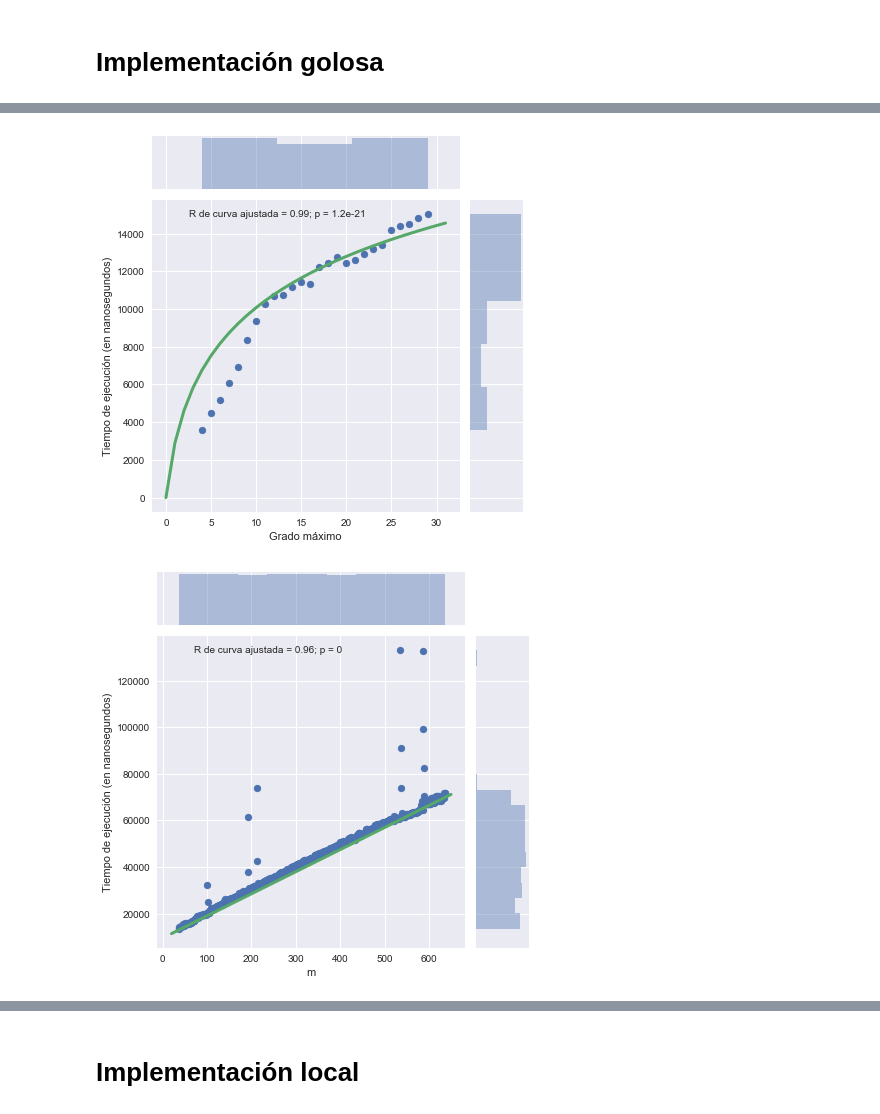
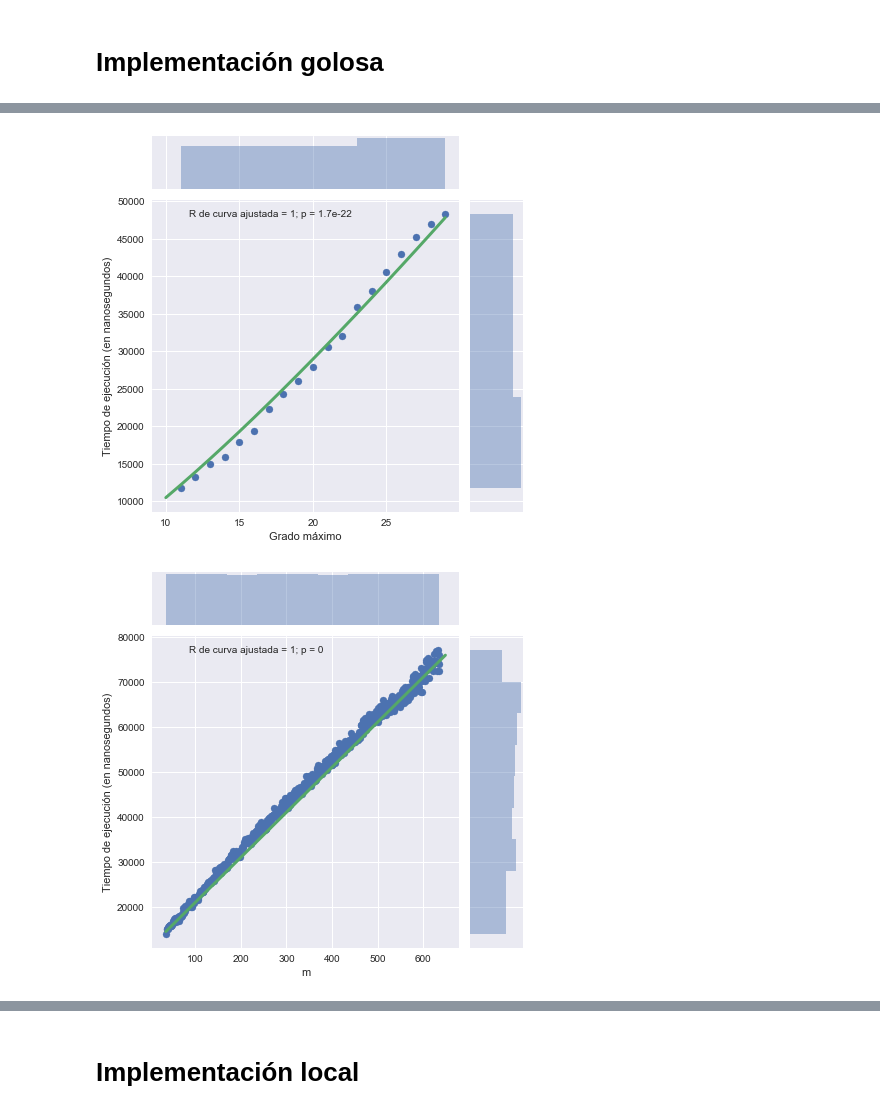
Before and after one commit to ZebaSz/algo3-tp3, a Jupyter notebook: informe/data/Algo3-TP3.ipynb, the cells around one changed output, grey strips where cells are left out. Saved outputs shown, nothing was run; the diff lists cells and outputs as text; code cells hidden in the pictures.

```diff
--- a/informe/data/Algo3-TP3.ipynb
+++ b/informe/data/Algo3-TP3.ipynb
@@ -192,8 +221,7 @@ plt.show()
 # %%
-dfGreedyMaxDegA = dfGreedyMaxDeg[(dfGreedyMaxDeg.n == 30) & (dfGreedyMaxDeg.m == 60)
-                                & (dfGreedyMaxDeg.maxDeg > 0)]
+dfGreedyMaxDegA = dfGreedyMaxDeg2[dfGreedyMaxDeg2.maxDeg < 30]
 
-func_comp = lambda n : 4200 * np.log(n+1)
+func_comp = lambda n : 500 * (n * np.log(n) - 2)
 complejidad = [func_comp(n) for n in dfGreedyMaxDegA.maxDeg]
 dfGreedyMaxDegCopy = dfGreedyMaxDegA.copy()
 dfGreedyMaxDegCopy[est] = complejidad
@@ -205,36 +233,37 @@ g = sns.jointplot(
     stat_func= (lambda x, y : r_estim), annot_kws=dict(stat=rlabel)
 )
 g.set_axis_labels(xlabel="Grado máximo", ylabel=tiempo)
-nodos = range(0,32)
+g.ax_joint.set(xticks=[10,15,20,25,30])
+nodos = range(10,30)
 complejidad = [func_comp(n) for n in nodos]
 g.ax_joint.plot(nodos, complejidad, linewidth=3, color=green, zorder=3)
 
 plt.show()
 # %% [output]
-[figure, old version]
+[figure, new version]
 # %%
 dfGreedyMaxDegB = dfGreedyMaxDeg[(dfGreedyMaxDeg.n == 40) & (dfGreedyMaxDeg.m > 0)
                                 & (dfGreedyMaxDeg.maxDeg == 35)]
 
-func_comp = lambda n : 95 * (n + 100)
+func_comp = lambda n : 100 * (n + 110)
 complejidad = [func_comp(n) for n in dfGreedyMaxDegB.m]
 dfGreedyMaxDegCopy = dfGreedyMaxDegB.copy()
 dfGreedyMaxDegCopy[est] = complejidad
 
 r_estim = stats.pearsonr(dfGreedyMaxDegCopy[ns], dfGreedyMaxDegCopy[est])
 
 g = sns.jointplot(
     x=m, y=ns, data=dfGreedyMaxDegB,
     stat_func= (lambda x, y : r_estim), annot_kws=dict(stat=rlabel)
 )
 g.set_axis_labels(xlabel=m, ylabel=tiempo)
-nodos = range(20,650)
+nodos = range(35,650)
 complejidad = [func_comp(n) for n in nodos]
 g.ax_joint.plot(nodos, complejidad, linewidth=3, color=green, zorder=3)
 
 plt.show()
 # %% [output]
-[figure, old version]
+[figure, new version]
 # %%
 dfGreedyMaxDegC = dfGreedyMaxDeg[(dfGreedyMaxDeg.n > 0) & (dfGreedyMaxDeg.m == 55)
                                 & (dfGreedyMaxDeg.maxDeg == 10)]
```
Also changed, not shown: parts of 10 cells of this notebook, 9 other files.
